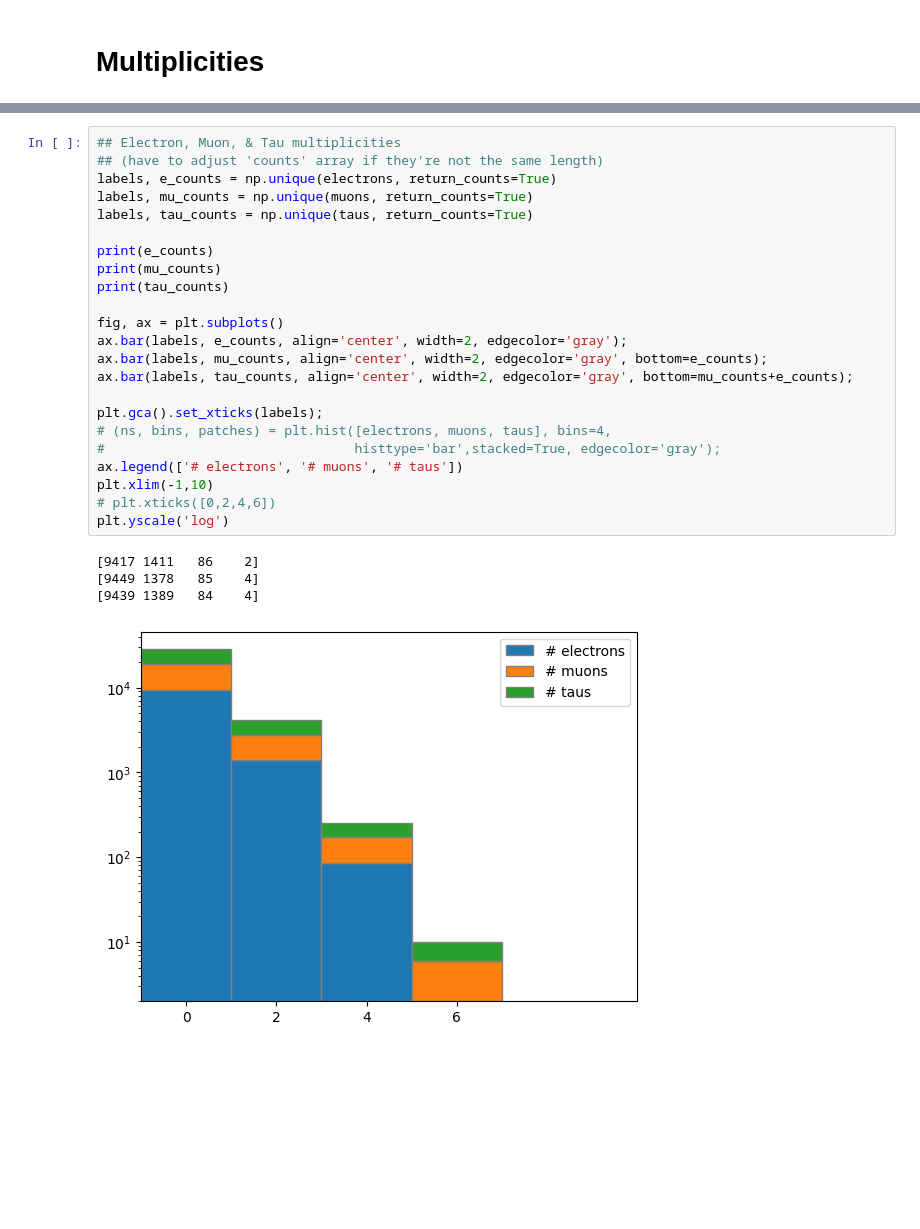
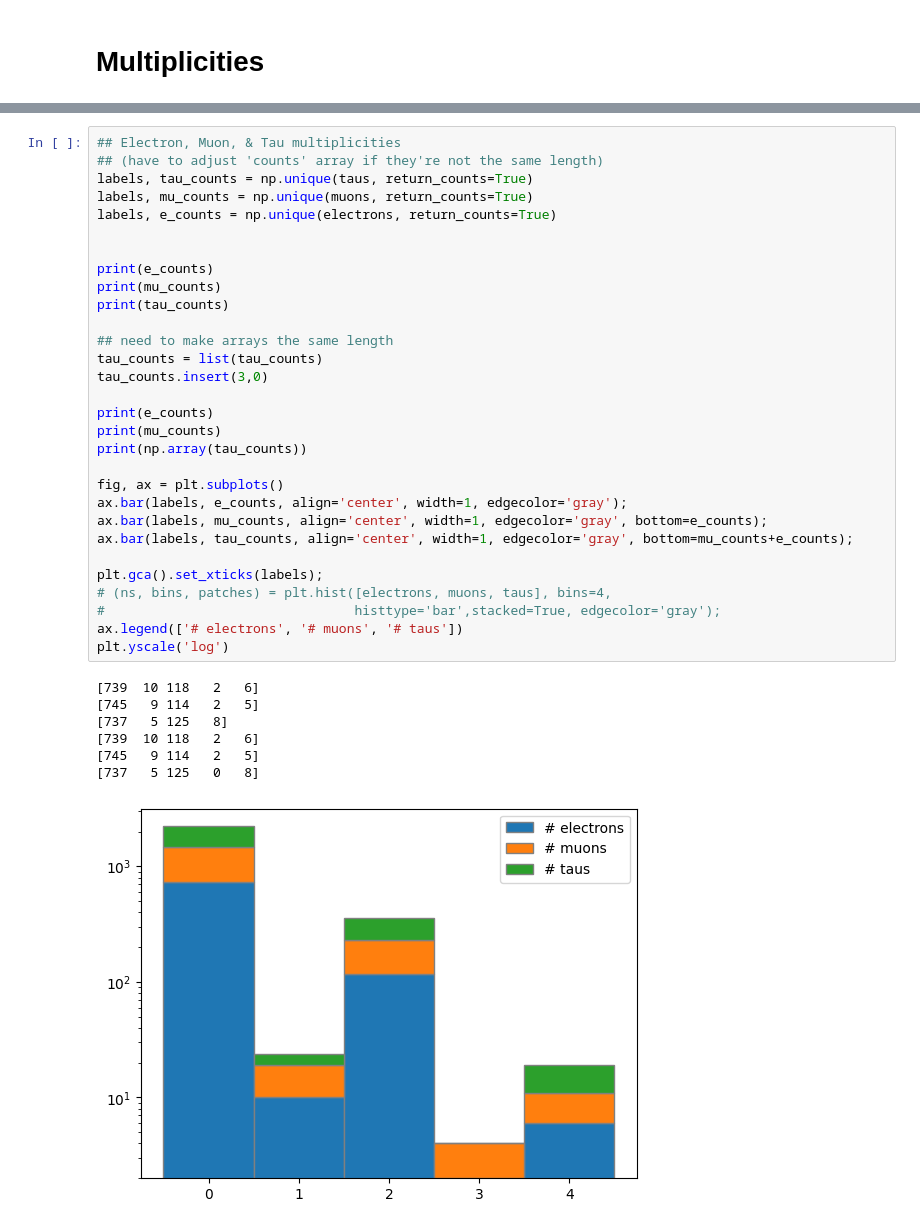
Before and after one commit to sferrante/VegasMC_WIC, a Jupyter notebook: VegasMC_WIC_Analysis.ipynb, the cells around one changed output, grey strips where cells are left out. Saved outputs shown, nothing was run; the diff lists cells and outputs as text; blank space fills up the shorter version.

```diff
--- a/VegasMC_WIC_Analysis.ipynb
+++ b/VegasMC_WIC_Analysis.ipynb
@@ -705,31 +573,41 @@ plt.yscale('log')
 # %%
 ## Electron, Muon, & Tau multiplicities
 ## (have to adjust 'counts' array if they're not the same length)
+labels, tau_counts = np.unique(taus, return_counts=True)
+labels, mu_counts = np.unique(muons, return_counts=True)
 labels, e_counts = np.unique(electrons, return_counts=True)
-labels, mu_counts = np.unique(muons, return_counts=True)
-labels, tau_counts = np.unique(taus, return_counts=True)
+
 
 print(e_counts)
 print(mu_counts)
 print(tau_counts)
 
+## need to make arrays the same length
+tau_counts = list(tau_counts)
+tau_counts.insert(3,0)
+
+print(e_counts)
+print(mu_counts)
+print(np.array(tau_counts))
+
 fig, ax = plt.subplots()
-ax.bar(labels, e_counts, align='center', width=2, edgecolor='gray');
-ax.bar(labels, mu_counts, align='center', width=2, edgecolor='gray', bottom=e_counts);
-ax.bar(labels, tau_counts, align='center', width=2, edgecolor='gray', bottom=mu_counts+e_counts);
+ax.bar(labels, e_counts, align='center', width=1, edgecolor='gray');
+ax.bar(labels, mu_counts, align='center', width=1, edgecolor='gray', bottom=e_counts);
+ax.bar(labels, tau_counts, align='center', width=1, edgecolor='gray', bottom=mu_counts+e_counts);
 
 plt.gca().set_xticks(labels);
 # (ns, bins, patches) = plt.hist([electrons, muons, taus], bins=4,
 #                                histtype='bar',stacked=True, edgecolor='gray');
 ax.legend(['# electrons', '# muons', '# taus'])
-plt.xlim(-1,10)
-# plt.xticks([0,2,4,6])
 plt.yscale('log')
 # %% [output]
-[9417 1411   86    2]
-[9449 1378   85    4]
-[9439 1389   84    4]
+[739  10 118   2   6]
+[745   9 114   2   5]
+[737   5 125   8]
+[739  10 118   2   6]
+[745   9 114   2   5]
+[737   5 125   0   8]
-[figure, old version]
+[figure, new version]
 # %%
 ## No. of Jets
 labels, counts = np.unique(jets, return_counts=True)
```
Also changed, not shown: parts of 27 cells of this notebook.
